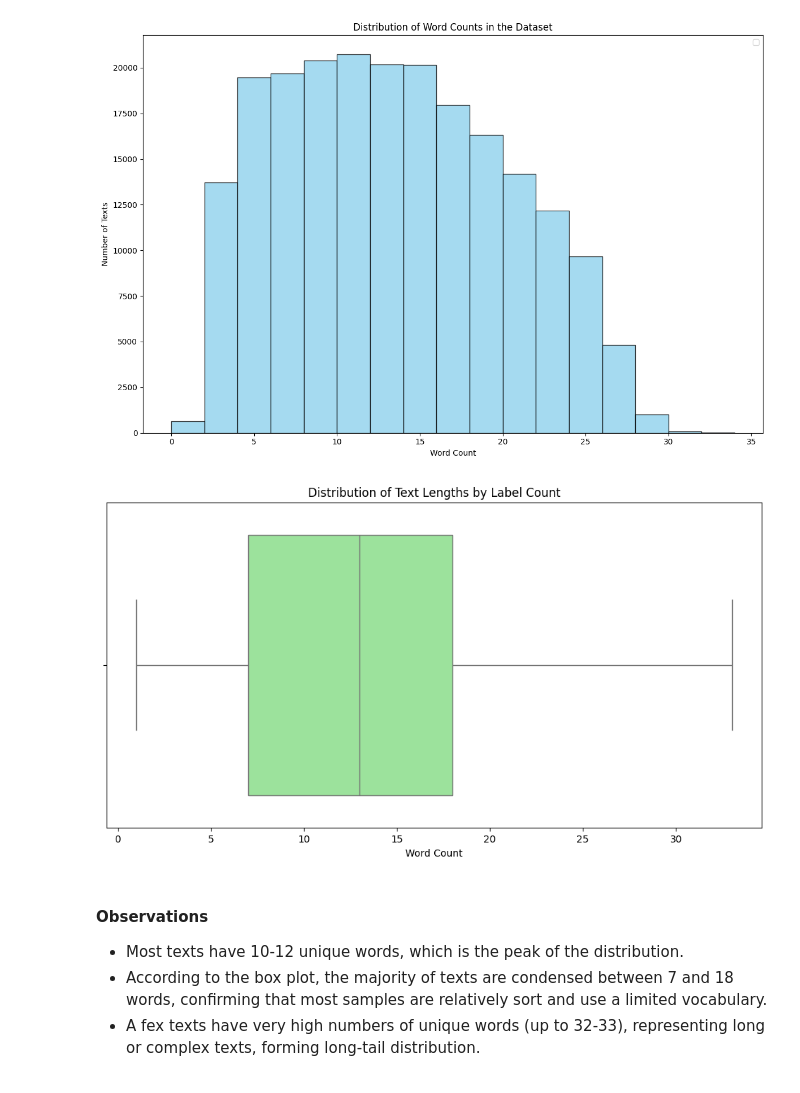
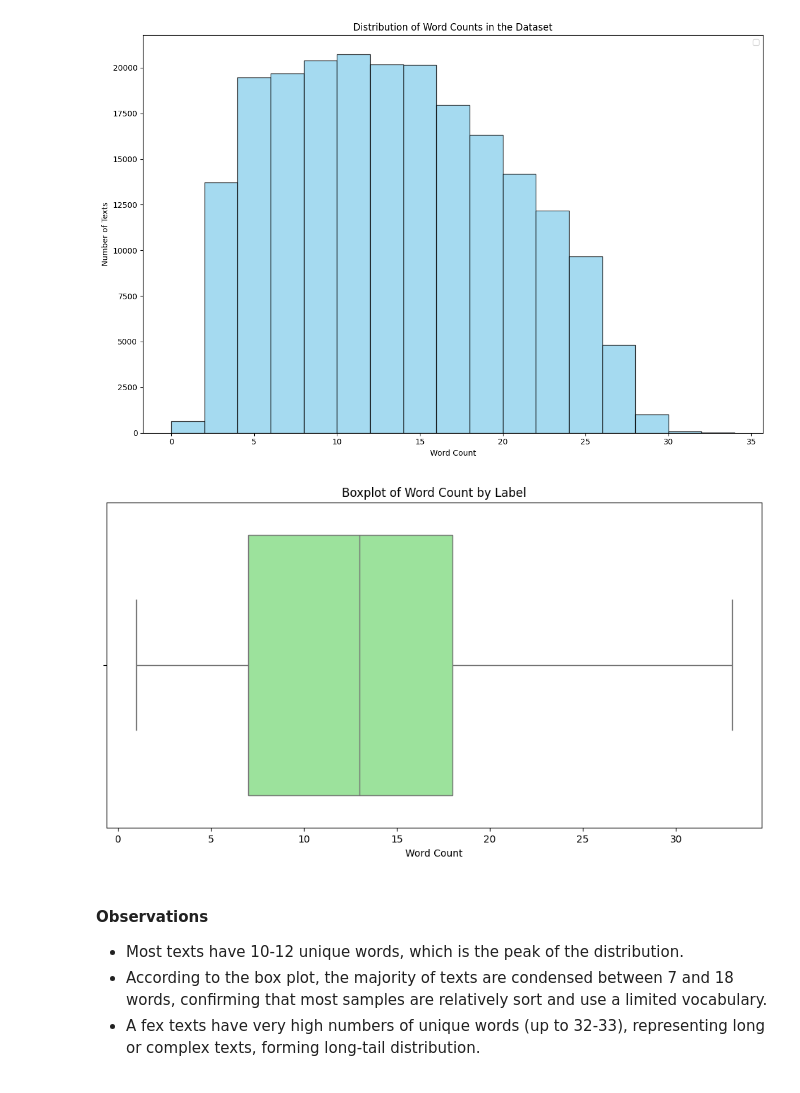
Before and after one commit to Sinethwickramaratna/goemotions-classical-ml-emotion-detection, a Jupyter notebook: notebook/01_eda.ipynb, the cells around one changed output. Drawn from its saved outputs; the diff is of its cells as text; code cells hidden in the pictures.

```diff
--- a/notebook/01_eda.ipynb
+++ b/notebook/01_eda.ipynb
@@ -518,13 +521,13 @@ plt.show()
 # %%
 # Box plot of text length by label count
 plt.figure(figsize=(12, 6))
 sns.boxplot(x = df['word_count'], color='lightgreen')
-plt.title('Distribution of Text Lengths by Label Count')
+plt.title('Boxplot of Word Count by Label')
 plt.xlabel('Word Count')
 plt.savefig('../experiments/plots/word_count_boxplot.png')
 plt.show()
 # %% [output]
-[figure, old version]
+[figure, new version]
 # %% [markdown]
 #### Observations
 - Most texts have 10-12 unique words, which is the peak of the distribution.
```
Also changed, not shown: parts of 7 cells of this notebook, 10 other files.
